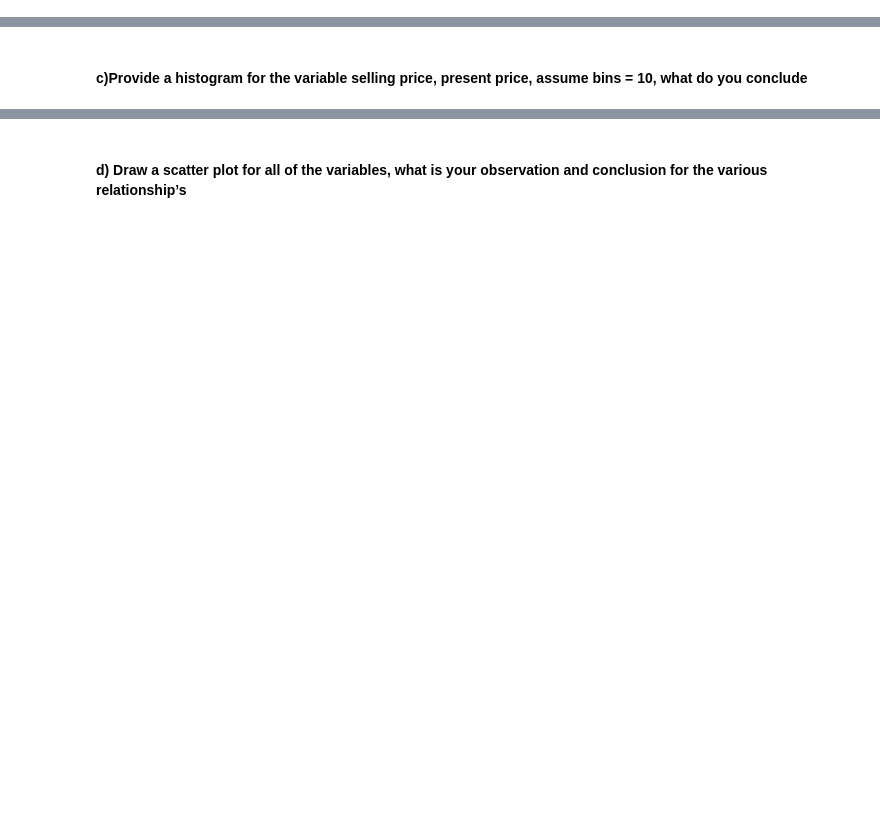
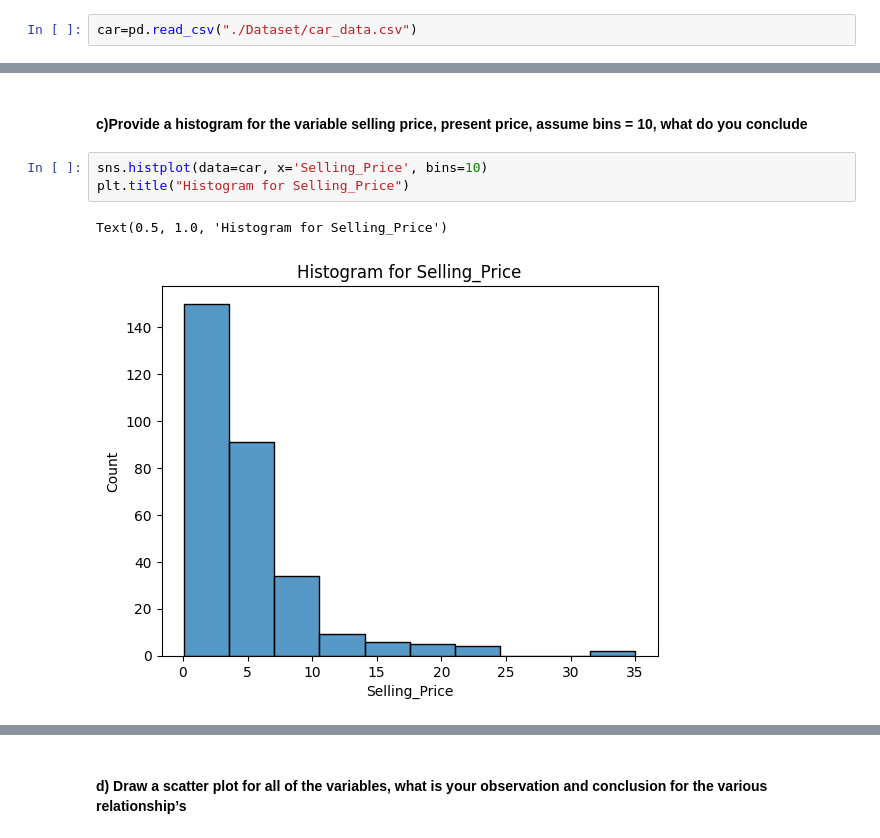
Before and after one commit to anuragsingh2207/dsba-jupyter-notebook, a Jupyter notebook: statstics/Revision/Revising Statistics.ipynb, the cells around one changed output, grey strips where cells are left out. Saved outputs shown, nothing was run; the diff lists cells and outputs as text; blank space fills up the shorter version.

```diff
--- a/statstics/Revision/Revising Statistics.ipynb
+++ b/statstics/Revision/Revising Statistics.ipynb
@@ -198,5 +233,7 @@ Quantity demanded
 - d. Conduct an ANOVA to find whether there is a statistical difference on selling price for year 2014, 2015,2016 and 2017 (Note : Conduct ANOVA by assuming data is normal)
 # %% [markdown]
 #### 5. Consider the car_data.csv file and answer the following questions.
+# %%
+car=pd.read_csv("./Dataset/car_data.csv")
 # %% [markdown]
 #### a)Provide a summary statistics of all the variables, based on the summary which variable do you think has more variability
@@ -205,2 +285,8 @@ Quantity demanded
 # %% [markdown]
 #### c)Provide a histogram for the variable selling price, present price, assume bins = 10, what do you conclude
+# %%
+sns.histplot(data=car, x='Selling_Price', bins=10)
+plt.title("Histogram for Selling_Price")
+# %% [output]
+Text(0.5, 1.0, 'Histogram for Selling_Price')
+[figure, added]
```
Also changed, not shown: parts of 19 cells of this notebook, 12 other files.
